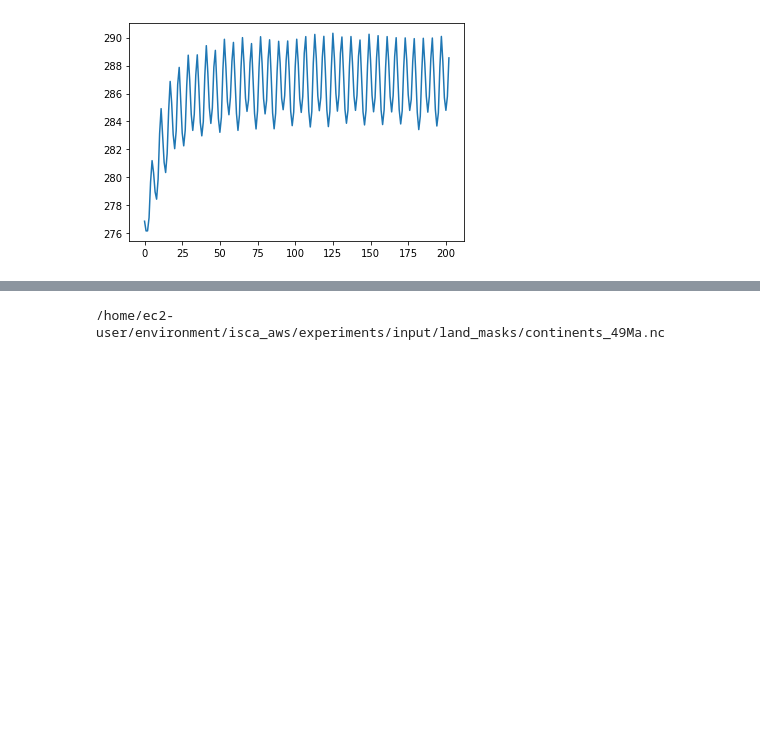
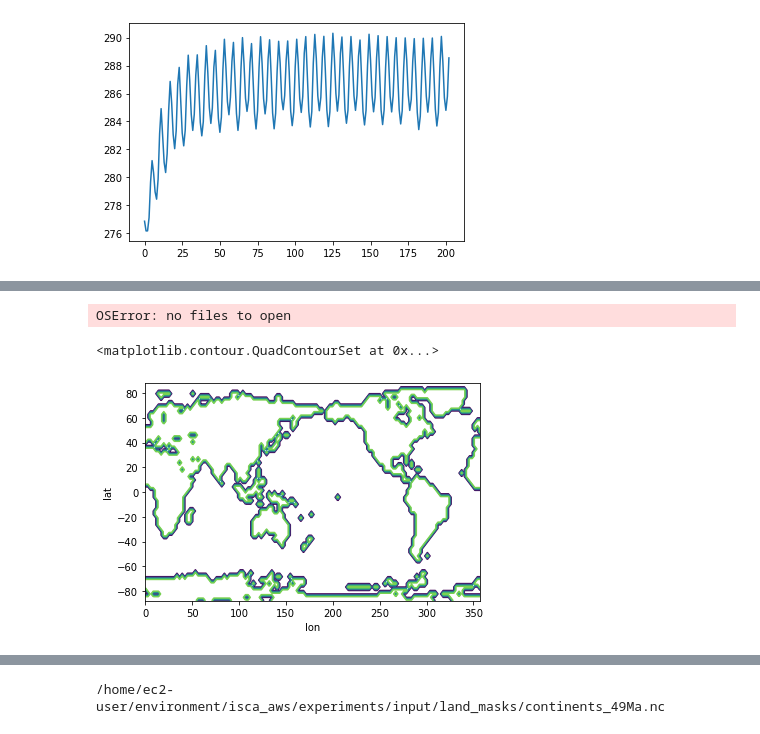
Before and after one commit to bnb32/isca_aws, a Jupyter notebook: ecrlisca/postprocessing/plotting.ipynb, the cells around one changed output, grey strips where cells are left out. Cells and saved outputs as stored; diff of their text form; code cells hidden in the pictures; blank space fills up the shorter version.

```diff
--- a/ecrlisca/postprocessing/plotting.ipynb
+++ b/ecrlisca/postprocessing/plotting.ipynb
@@ -260,3 +287,12 @@ plt.plot(tmp)
+# %%
+tmp = adjust_continents(land_year=10.0)
+# %% [output]
+OSError: no files to open
+# %%
+tmp['land_mask'].plot.contour()
+# %% [output]
+<matplotlib.contour.QuadContourSet at 0x...>
+[figure, added]
 # %%
 tmp['land_mask'].plot.contour()
 # %% [output]
```
Also changed, not shown: parts of 23 cells of this notebook, 8 other files.
